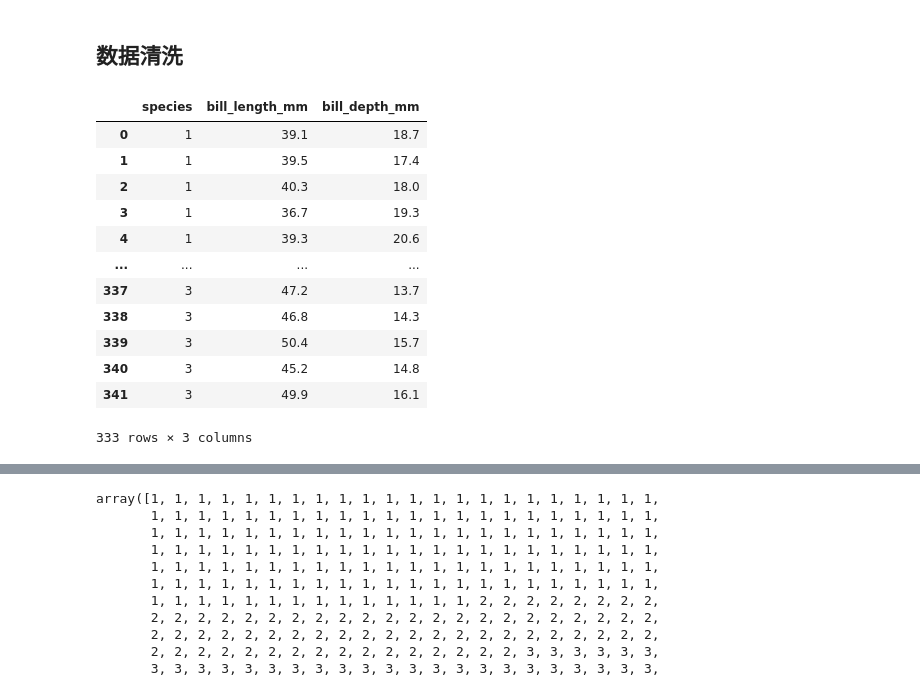
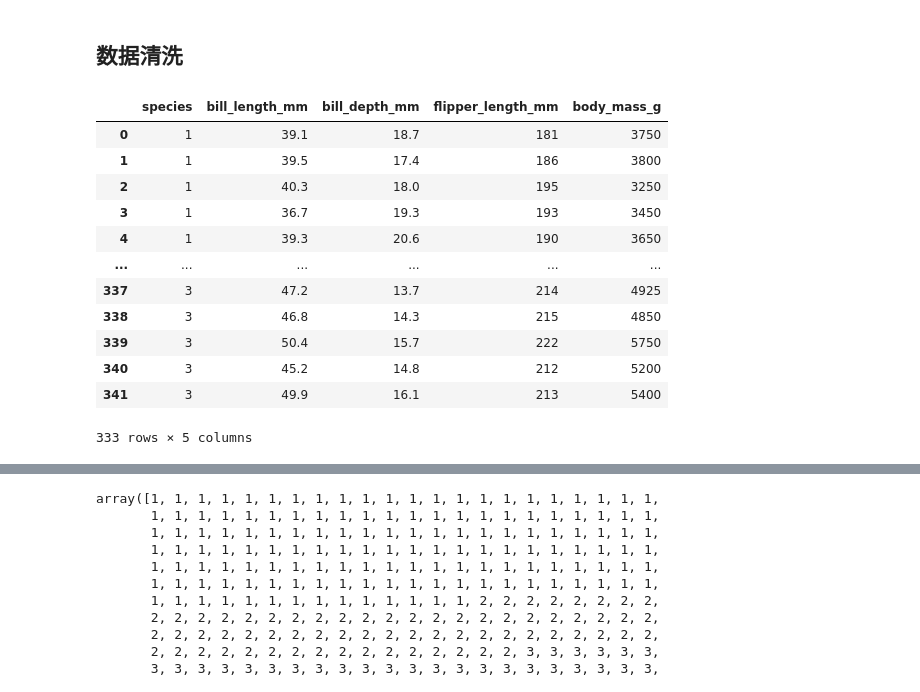
Before and after one commit to jjhhyyg/ML_hw_2, a Jupyter notebook: practice.ipynb, the cells around one changed output, grey strips where cells are left out. Saved outputs shown, nothing was run; the diff lists cells and outputs as text; code cells hidden in the pictures.

```diff
--- a/practice.ipynb
+++ b/practice.ipynb
@@ -32,23 +32,24 @@ data
 # %%
 # 处理数据：删除异常数据、保留需要的数据、将字符串映射为数字
 my_data = data.dropna()
-my_data = my_data.loc[:, ['species', 'bill_length_mm', 'bill_depth_mm']]
+fv_col = ['species', 'bill_length_mm', 'bill_depth_mm', 'flipper_length_mm', 'body_mass_g']
+my_data = my_data.loc[:, fv_col]
 my_data['species'] = my_data['species'].map({'Adelie': 1, 'Chinstrap': 2, 'Gentoo': 3})
 my_data
 # %% [output]
-|  | species | bill_length_mm | bill_depth_mm |
-| 0 | 1 | 39.1 | 18.7 |
-| 1 | 1 | 39.5 | 17.4 |
-| 2 | 1 | 40.3 | 18.0 |
-| 3 | 1 | 36.7 | 19.3 |
-| 4 | 1 | 39.3 | 20.6 |
-| ... | ... | ... | ... |
-| 337 | 3 | 47.2 | 13.7 |
-| 338 | 3 | 46.8 | 14.3 |
-| 339 | 3 | 50.4 | 15.7 |
-| 340 | 3 | 45.2 | 14.8 |
-| 341 | 3 | 49.9 | 16.1 |
+|  | species | bill_length_mm | bill_depth_mm | flipper_length_mm | body_mass_g |
+| 0 | 1 | 39.1 | 18.7 | 181 | 3750 |
+| 1 | 1 | 39.5 | 17.4 | 186 | 3800 |
+| 2 | 1 | 40.3 | 18.0 | 195 | 3250 |
+| 3 | 1 | 36.7 | 19.3 | 193 | 3450 |
+| 4 | 1 | 39.3 | 20.6 | 190 | 3650 |
+| ... | ... | ... | ... | ... | ... |
+| 337 | 3 | 47.2 | 13.7 | 214 | 4925 |
+| 338 | 3 | 46.8 | 14.3 | 215 | 4850 |
+| 339 | 3 | 50.4 | 15.7 | 222 | 5750 |
+| 340 | 3 | 45.2 | 14.8 | 212 | 5200 |
+| 341 | 3 | 49.9 | 16.1 | 213 | 5400 |
-333 rows × 3 columns
+333 rows × 5 columns
 # %%
 # 标准化数据
 scaler = StandardScaler()
```
Also changed, not shown: parts of 8 cells of this notebook.
